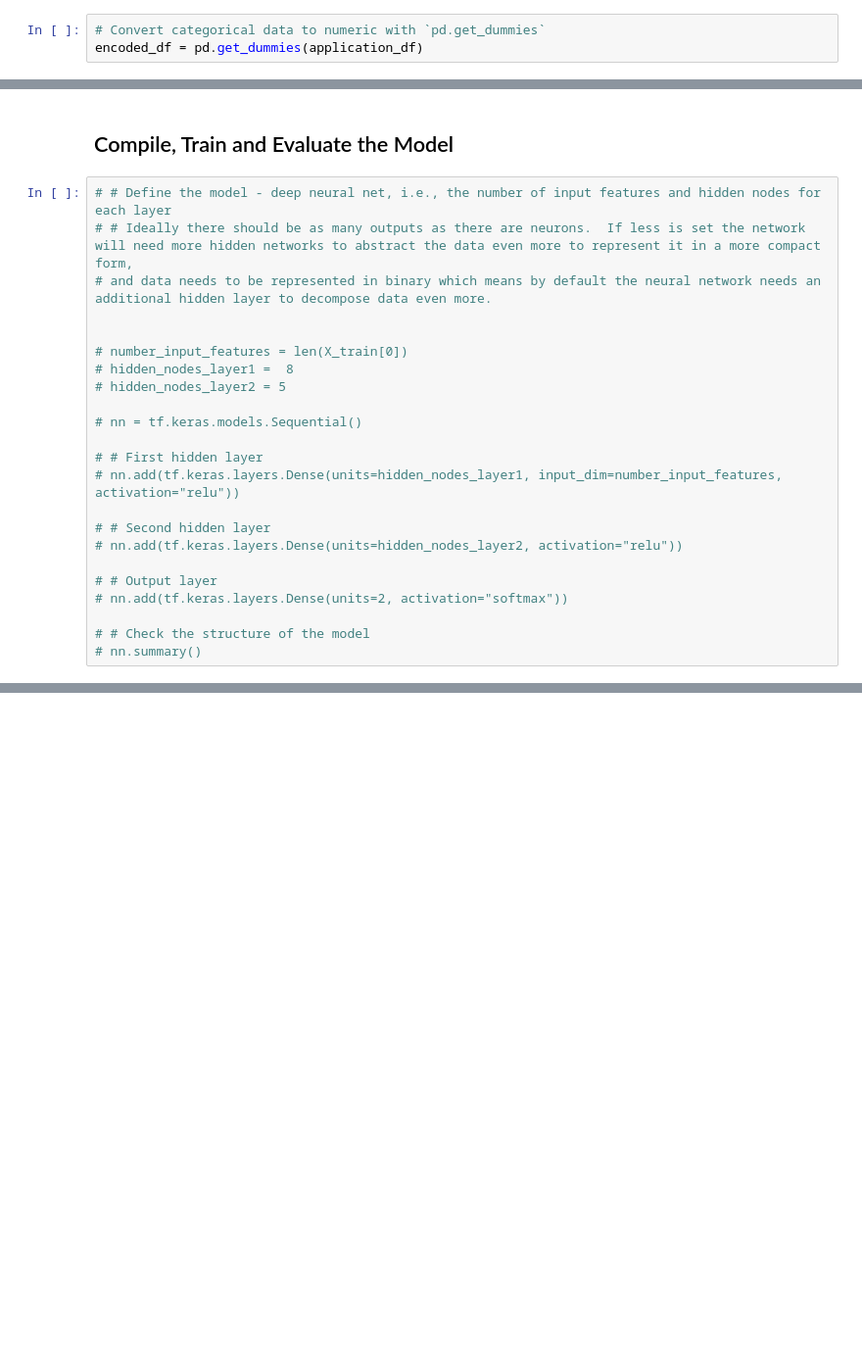
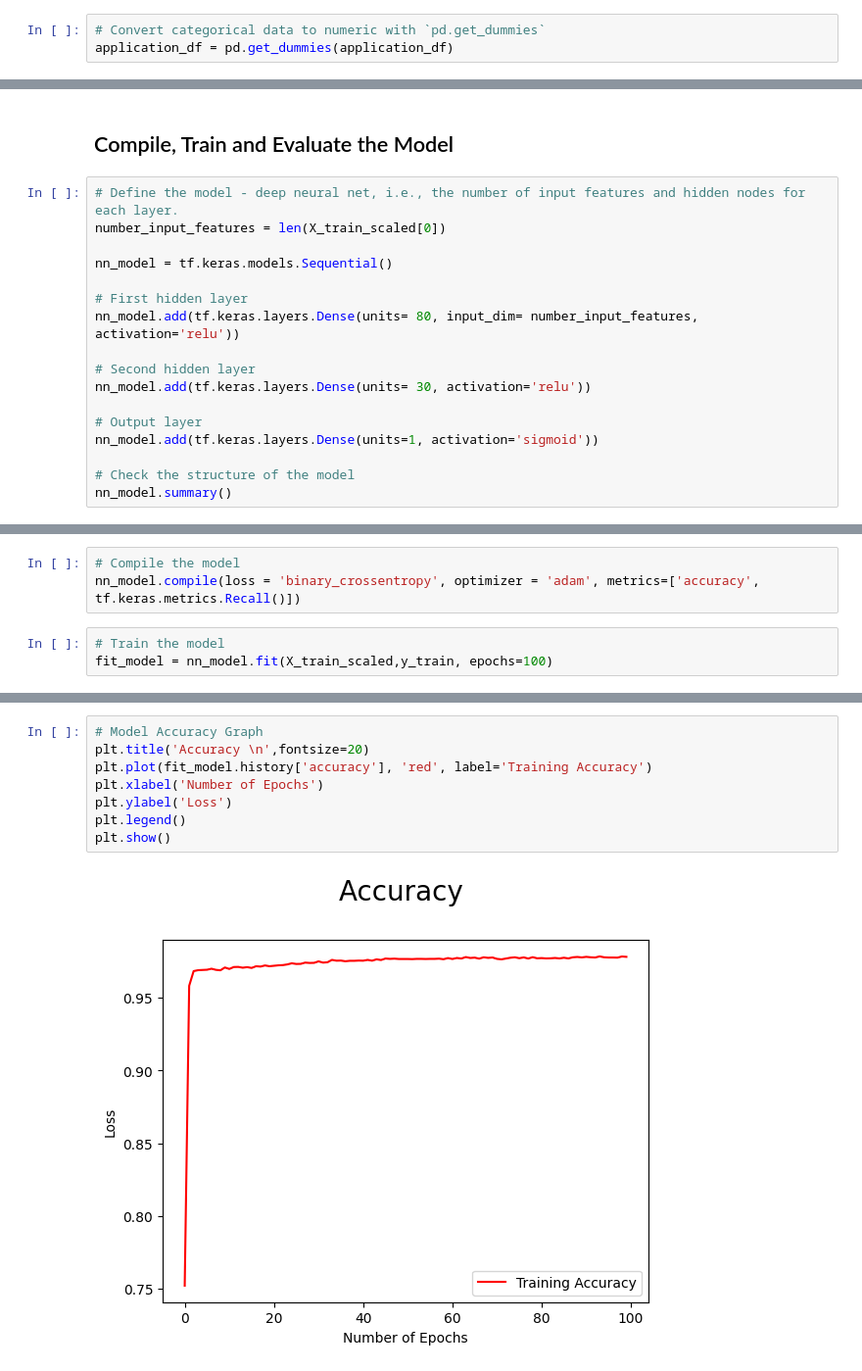
Before and after one commit to texaschikkita/deep-learning-challenge, a Jupyter notebook: AlphabetSoupCharity.ipynb, the cells around one changed output, grey strips where cells are left out. Shown: that part at 98% size. Cells and saved outputs as stored; diff of their text form; blank space fills up the shorter version.

```diff
--- a/AlphabetSoupCharity.ipynb
+++ b/AlphabetSoupCharity.ipynb
@@ -185,3 +129,3 @@ encoded_df = application_df.copy()
 # %%
 # Convert categorical data to numeric with `pd.get_dummies`
-encoded_df = pd.get_dummies(application_df)
+application_df = pd.get_dummies(application_df)
@@ -208,25 +153,19 @@ X_test_scaled = X_scaler.transform(X_test)
 # %% [markdown]
 ## Compile, Train and Evaluate the Model
 # %%
-# # Define the model - deep neural net, i.e., the number of input features and hidden nodes for each layer
-# # Ideally there should be as many outputs as there are neurons.  If less is set the network will need more hidden networks to abstract the data even more to represent it in a more compact form,
-# and data needs to be represented in binary which means by default the neural network needs an additional hidden layer to decompose data even more.
+# Define the model - deep neural net, i.e., the number of input features and hidden nodes for each layer.
+number_input_features = len(X_train_scaled[0])
 
+nn_model = tf.keras.models.Sequential()
 
-# number_input_features = len(X_train[0])
-# hidden_nodes_layer1 =  8
-# hidden_nodes_layer2 = 5
+# First hidden layer
+nn_model.add(tf.keras.layers.Dense(units= 80, input_dim= number_input_features, activation='relu'))
 
-# nn = tf.keras.models.Sequential()
+# Second hidden layer
+nn_model.add(tf.keras.layers.Dense(units= 30, activation='relu'))
 
-# # First hidden layer
-# nn.add(tf.keras.layers.Dense(units=hidden_nodes_layer1, input_dim=number_input_features, activation="relu"))
+# Output layer
+nn_model.add(tf.keras.layers.Dense(units=1, activation='sigmoid'))
 
-# # Second hidden layer
-# nn.add(tf.keras.layers.Dense(units=hidden_nodes_layer2, activation="relu"))
-
-# # Output layer
-# nn.add(tf.keras.layers.Dense(units=2, activation="softmax"))
-
-# # Check the structure of the model
-# nn.summary()
+# Check the structure of the model
+nn_model.summary()
@@ -232,0 +188,6 @@ X_test_scaled = X_scaler.transform(X_test)
+# %%
+# Compile the model
+nn_model.compile(loss = 'binary_crossentropy', optimizer = 'adam', metrics=['accuracy', tf.keras.metrics.Recall()])
+# %%
+# Train the model
+fit_model = nn_model.fit(X_train_scaled,y_train, epochs=100)
@@ -232,0 +228,10 @@ X_test_scaled = X_scaler.transform(X_test)
+# %%
+# Model Accuracy Graph
+plt.title('Accuracy \n',fontsize=20)
+plt.plot(fit_model.history['accuracy'], 'red', label='Training Accuracy')
+plt.xlabel('Number of Epochs')
+plt.ylabel('Loss')
+plt.legend()
+plt.show()
+# %% [output]
+[figure, added]
```
Also changed, not shown: parts of 36 cells of this notebook.
